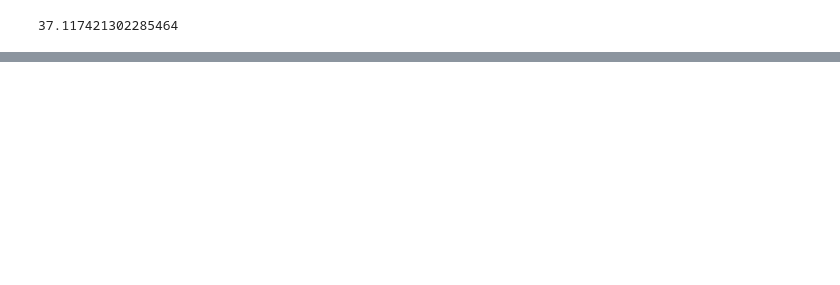
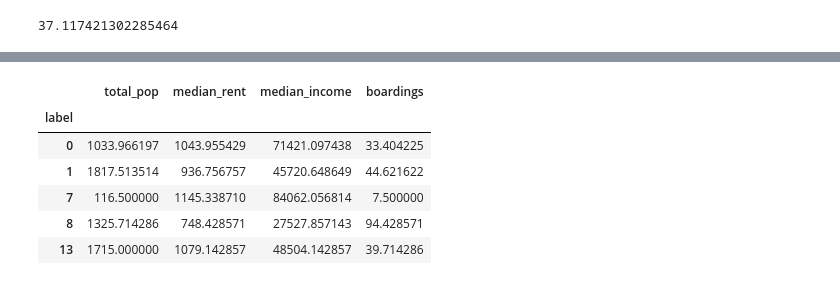
Before and after one commit to nickhand/final-project-city-hall-llc, a Jupyter notebook: exploratory_analysis_chicago-Copy1.ipynb, the cells around one changed output, grey strips where cells are left out. Cells and saved outputs as stored; diff of their text form; code cells hidden in the pictures; blank space fills up the shorter version.

```diff
--- a/exploratory_analysis_chicago-Copy1.ipynb
+++ b/exploratory_analysis_chicago-Copy1.ipynb
@@ -168,0 +270,3 @@ pn.Column(
+# %%
+N = feature.groupby('label').size()
+N.head(5)
@@ -168,0 +281,7 @@ pn.Column(
+# %%
+#sort from largest to smallest
+N = N.sort_values(ascending= False)
+# %%
+# extract labels (ignoring label -1 for noise)
+top5 = N.iloc[1:6]
+top5
@@ -168,0 +296,20 @@ pn.Column(
+# %%
+top5_labels = top5.index.tolist()
+# %%
+# get the features for the top 5 labels
+selection = feature['label'].isin(top5_labels)
+
+# select top 5 and groupby by the label
+grps = feature.loc[selection].groupby('label')
+
+# calculate average pickup hour and trip distance per cluster
+avg_values = grps[['total_pop', 'median_rent','median_income','boardings']].mean()
+avg_values
+# %% [output]
+|  | total_pop | median_rent | median_income | boardings |
+| label |  |  |  |  |
+| 0 | 1033.966197 | 1043.955429 | 71421.097438 | 33.404225 |
+| 1 | 1817.513514 | 936.756757 | 45720.648649 | 44.621622 |
+| 7 | 116.500000 | 1145.338710 | 84062.056814 | 7.500000 |
+| 8 | 1325.714286 | 748.428571 | 27527.857143 | 94.428571 |
+| 13 | 1715.000000 | 1079.142857 | 48504.142857 | 39.714286 |
```
Also changed, not shown: parts of 25 cells of this notebook.
